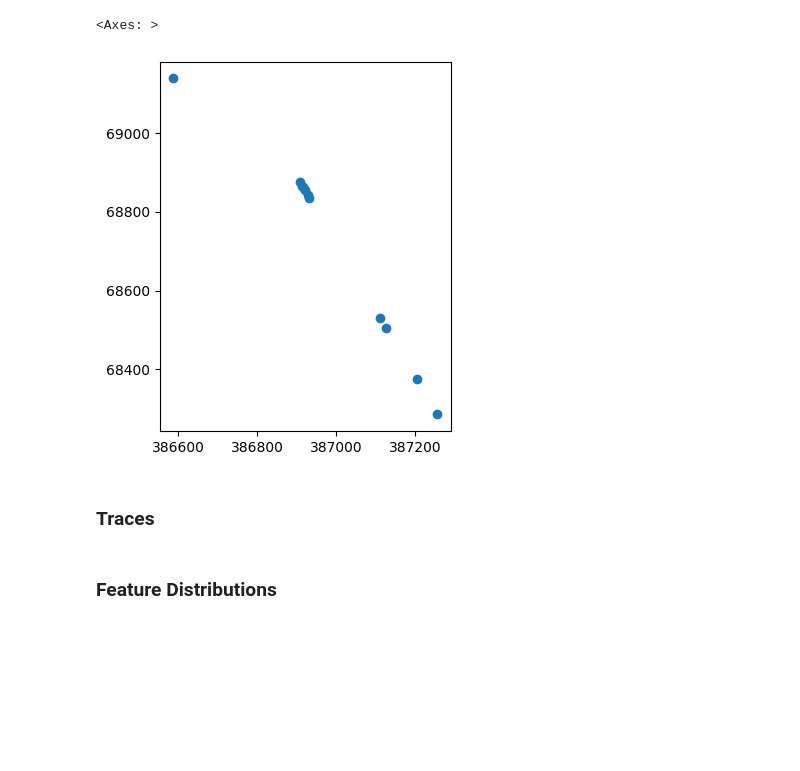
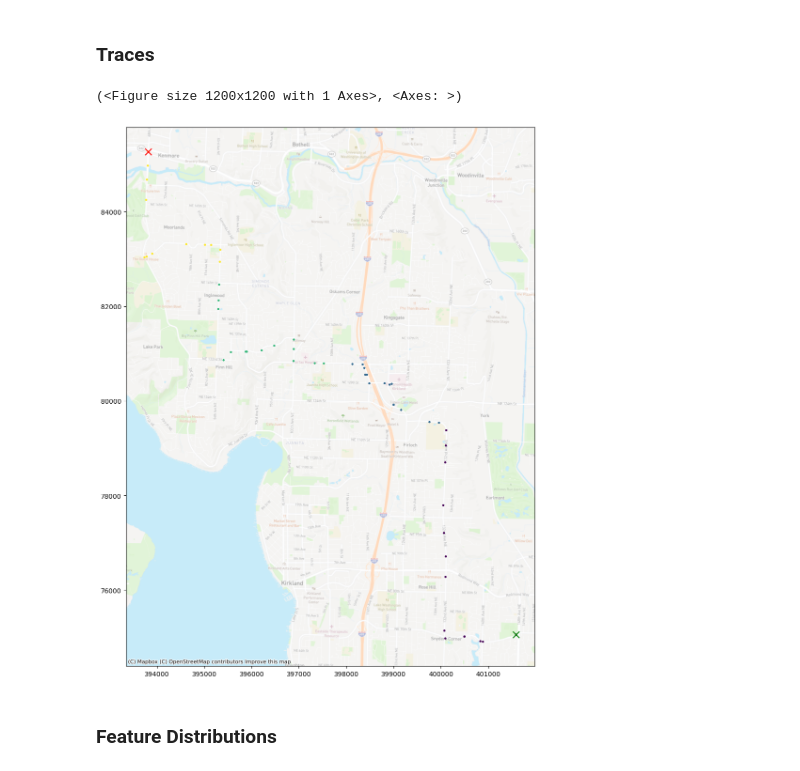
Before and after one commit to zackAemmer/open_bus_tools, a Jupyter notebook: notebooks/explore_inputs.ipynb, the cells around one changed output. Cells and saved outputs as stored; diff of their text form; code cells hidden in the pictures; blank space fills up the shorter version.

```diff
--- a/notebooks/explore_inputs.ipynb
+++ b/notebooks/explore_inputs.ipynb
@@ -19,7 +28,0 @@ data_df = train_dataset.data
-# %%
-labels = data_df.groupby('shingle_id')[['cumul_time_s']].last()
-bad = list(labels[labels['cumul_time_s']<1].index)
-data_df.loc[bad[5]].plot()
-# %% [output]
-<Axes: >
-[figure, removed]
@@ -66,2 +31,10 @@ plt.savefig("../plots/atb_sample_shingle.png", format='png', dpi=600, bbox_inche
+# %%
+sample = data_df.sample(1)
+sample_df = data_df[data_df['file']==sample['file'].to_numpy()[0]]
+sample_df = sample_df[sample_df['trip_id']==sample['trip_id'].to_numpy()[0]].reset_index()
+plotting.formatted_shingle_scatterplot(sample_df)
+# %% [output]
+(<Figure size 1200x1200 with 1 Axes>, <Axes: >)
+[figure, added]
 # %% [markdown]
 ### Feature Distributions
```
Also changed, not shown: parts of 10 cells of this notebook, 2 other files.
